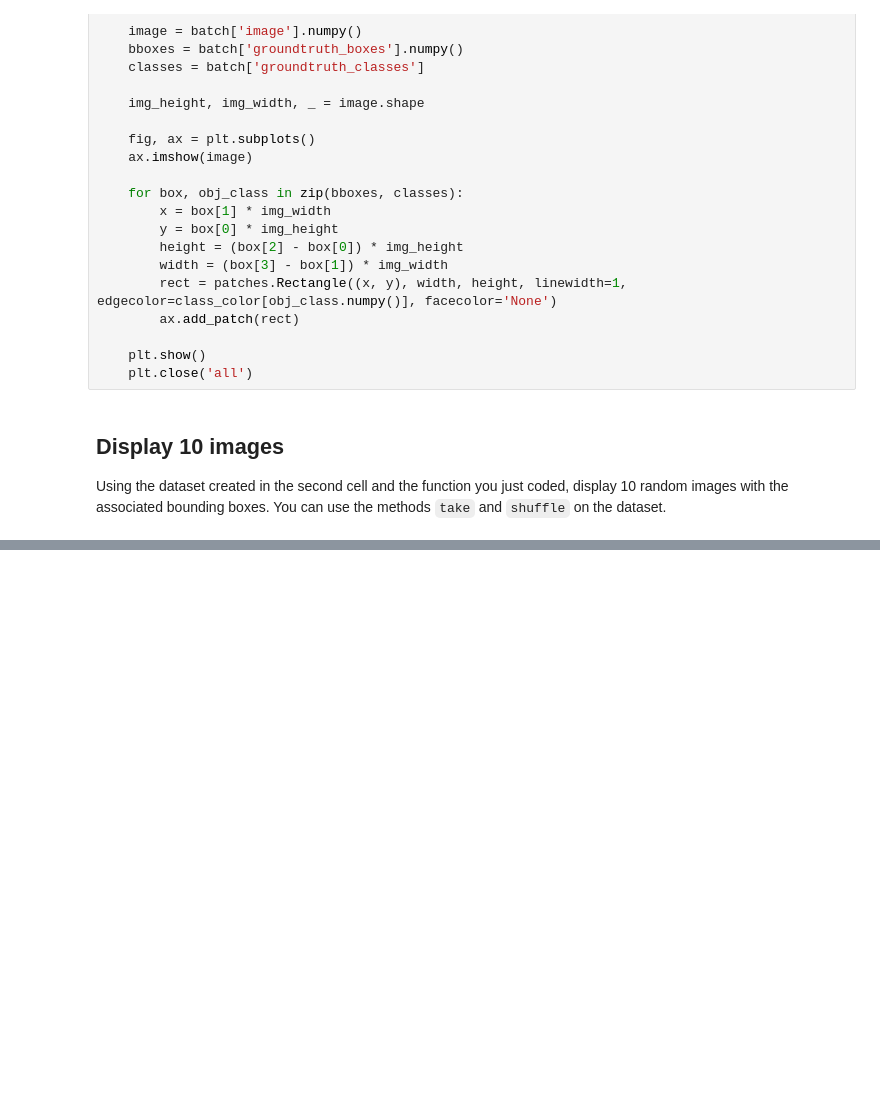
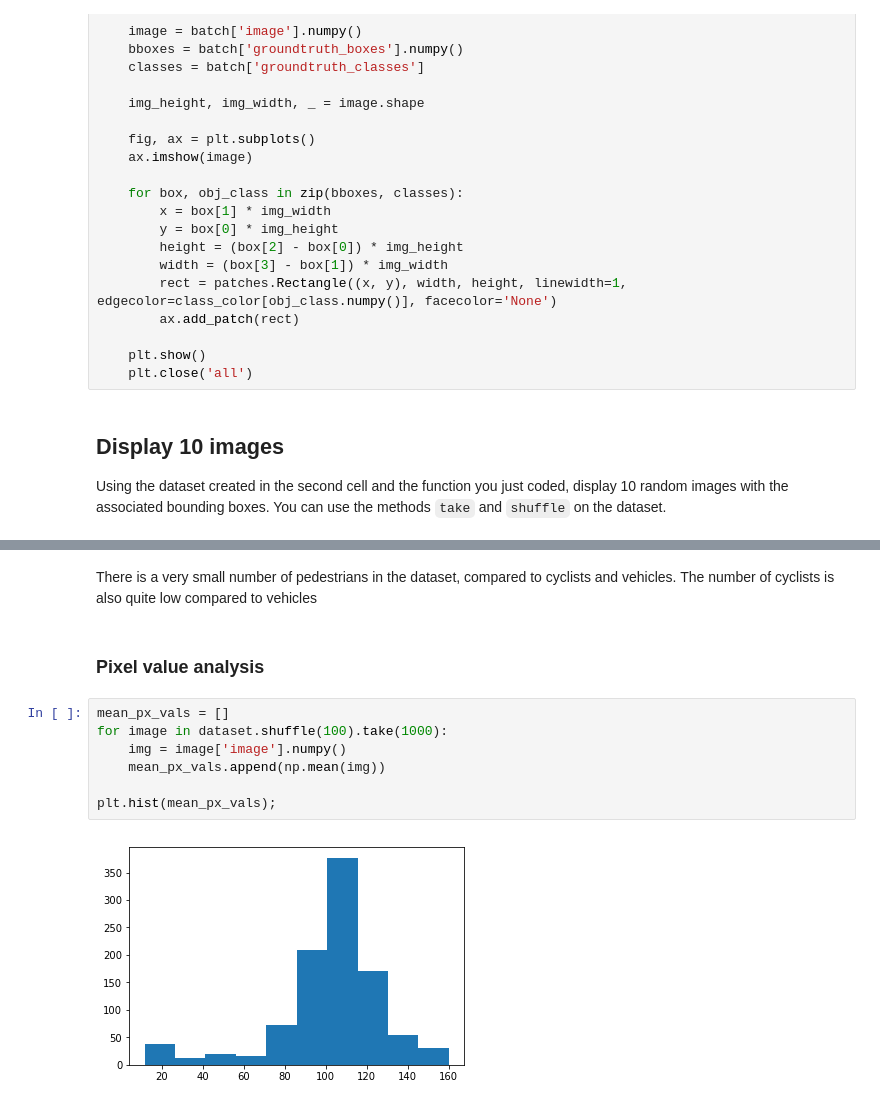
Before and after one commit to udacity/nd013-c1-vision-starter, a Jupyter notebook: Exploratory Data Analysis.ipynb, the cells around one changed output, grey strips where cells are left out. Saved outputs shown, nothing was run; the diff lists cells and outputs as text; blank space fills up the shorter version.

```diff
--- a/Exploratory Data Analysis.ipynb
+++ b/Exploratory Data Analysis.ipynb
@@ -70,0 +92,13 @@ For example, think about data distribution. So far, you have only looked at a si
+# %% [markdown]
+There is a very small number of pedestrians in the dataset, compared to cyclists and vehicles. The number of cyclists is also quite low compared to vehicles
+# %% [markdown]
+### Pixel value analysis
+# %%
+mean_px_vals = []
+for image in dataset.shuffle(100).take(1000):
+    img = image['image'].numpy()
+    mean_px_vals.append(np.mean(img))
+
+plt.hist(mean_px_vals);
+# %% [output]
+[figure, added]
```
Also changed, not shown: parts of 3 cells of this notebook.
